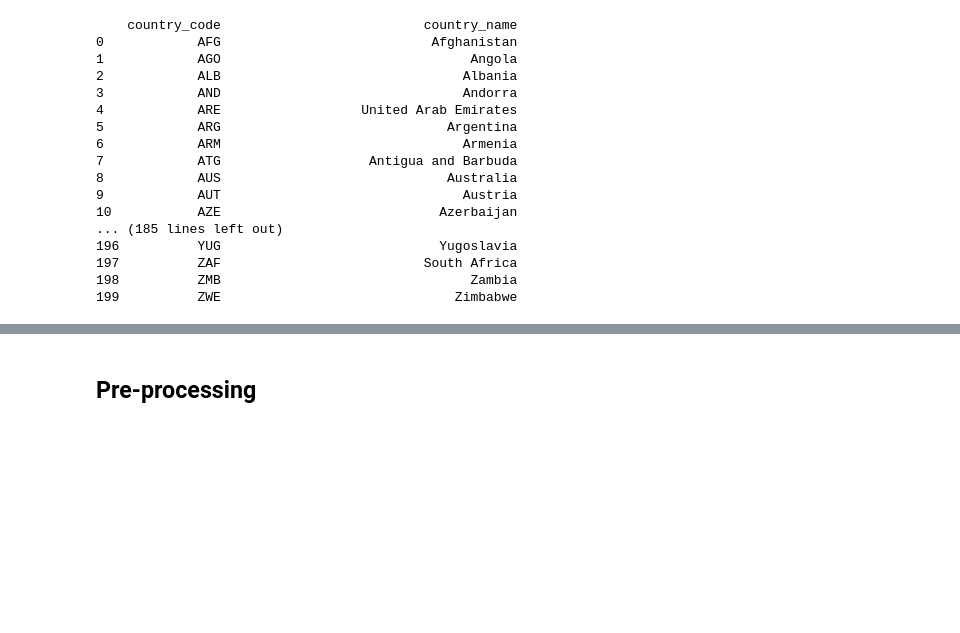
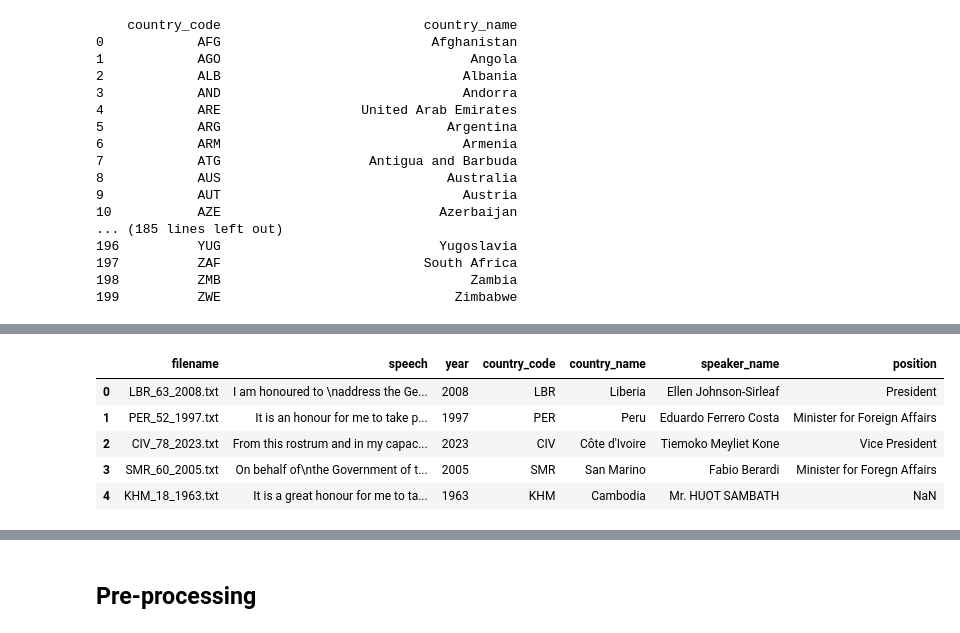
Before and after one commit to SarahFranzen/Emotions_in_the_United_Nations_General_Debates, a Jupyter notebook: 0_data_creation/preprocessing_token_frequency.ipynb, the cells around one changed output, grey strips where cells are left out. Saved outputs shown, nothing was run; the diff lists cells and outputs as text; code cells hidden in the pictures; blank space fills up the shorter version.

Commit message:
README, new columns

```diff
--- a/0_data_creation/preprocessing_token_frequency.ipynb
+++ b/0_data_creation/preprocessing_token_frequency.ipynb
@@ -256,0 +292,25 @@ pd.reset_option('display.max_rows')
+# %%
+# Merge with indicator and set unmatched rows to NA
+df_raw = df_raw.merge(
+    df_speakers[['Year', 'ISO Code', 'Name of Person Speaking', 'Post']],
+    left_on=['year', 'country_code'],
+    right_on=['Year', 'ISO Code'],
+    how='left',
+    indicator=True)
+
+# Drop the extra join columns
+df_raw = df_merged.drop(columns=['Year', 'ISO Code'])
+
+# Get rows with no match in df_speakers
+unmatched = df_raw[df_merged['_merge'] == 'left_only']
+
+# Print unmatched rows with selected columns
+print(unmatched[['filename', 'year', 'country_code', 'country_name']])
+
+# Drop the '_merge' column from merged df
+df_raw = df_merged.drop(columns=['_merge'])
+
+# Rename columns
+df_raw = df_merged.rename(columns={
+    'Name of Person Speaking': 'speaker_name',
+    'Post': 'position'})
@@ -256,0 +332,9 @@ pd.reset_option('display.max_rows')
+# %%
+df_raw.head()
+# %% [output]
+|  | filename | speech | year | country_code | country_name | speaker_name | position |
+| 0 | LBR_63_2008.txt | I am honoured to \naddress the Ge... | 2008 | LBR | Liberia | Ellen Johnson-Sirleaf | President |
+| 1 | PER_52_1997.txt | ﻿It is an honour for me to take p... | 1997 | PER | Peru | Eduardo Ferrero Costa | Minister for Foreign Affairs |
+| 2 | CIV_78_2023.txt | From this rostrum and in my capac... | 2023 | CIV | Côte d'Ivoire | Tiemoko Meyliet Kone | Vice President |
+| 3 | SMR_60_2005.txt | On behalf of\nthe Government of t... | 2005 | SMR | San Marino | Fabio Berardi | Minister for Foregn Affairs |
+| 4 | KHM_18_1963.txt | It is a great honour for me to ta... | 1963 | KHM | Cambodia | Mr. HUOT SAMBATH | NaN |
```
Also changed, not shown: parts of 14 cells of this notebook.
